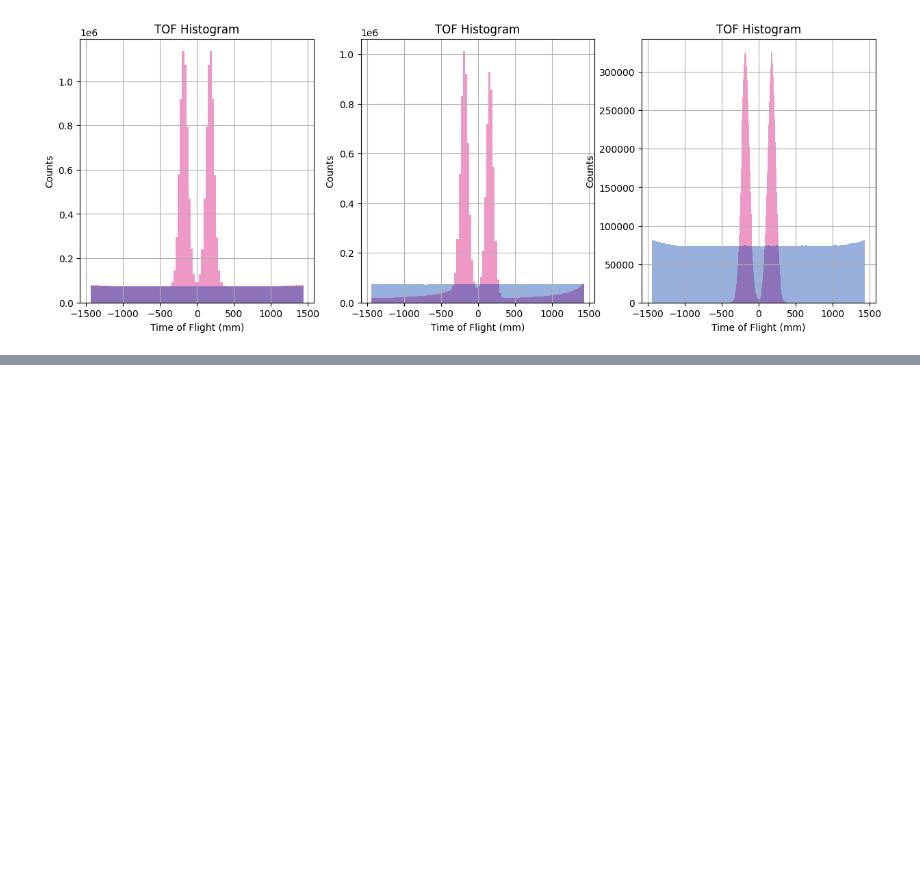
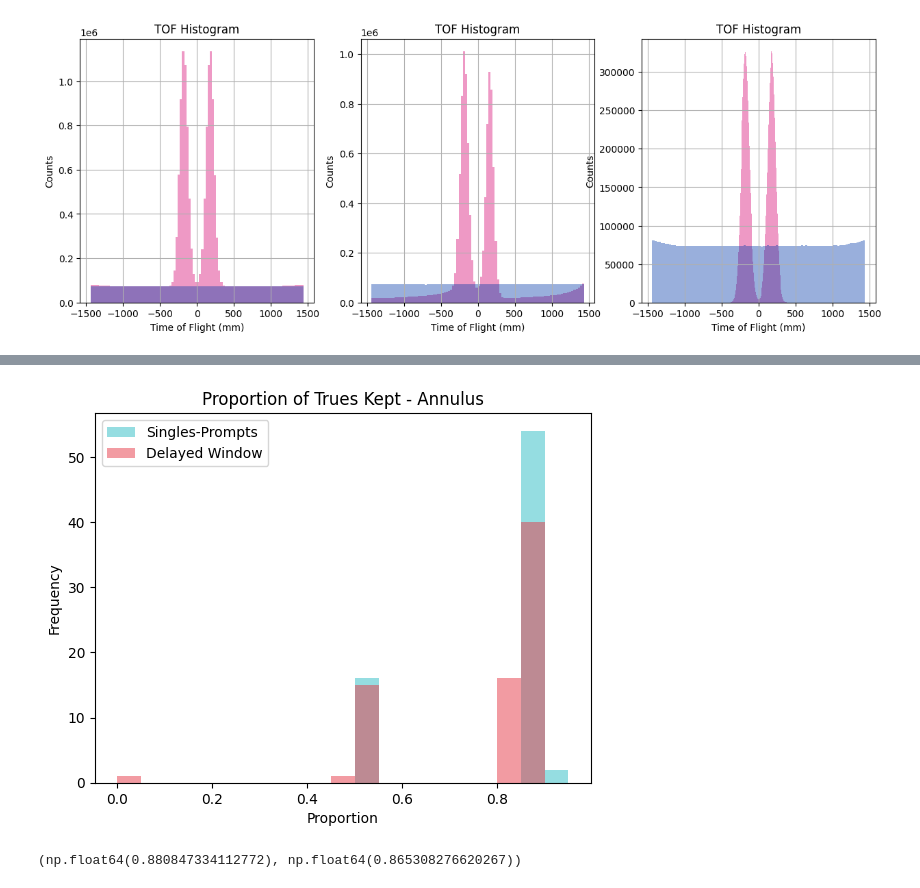
Before and after one commit to eeganr/petGATEsim, a Jupyter notebook: analysis/hist.ipynb, the cells around one changed output, grey strips where cells are left out. Cells and saved outputs as stored; diff of their text form; code cells hidden in the pictures; blank space fills up the shorter version.

```diff
--- a/analysis/hist.ipynb
+++ b/analysis/hist.ipynb
@@ -232,0 +236,4 @@ plt.show()
+# %%
+annstats = pd.read_pickle('total_stats_flange.pkl')
+# %%
+bins = np.linspace(0, 1, 20, endpoint=False)
@@ -232,0 +256,14 @@ plt.show()
+# %%
+plt.hist(annstats['trues_kept'][annstats['method'] == 'sp'], bins=bins, alpha=0.5, label='Singles-Prompts', color='#2cbcc4')
+plt.hist(annstats['trues_kept'][annstats['method'] == 'del'], bins=bins, alpha=0.5, label='Delayed Window', color='#E63946')
+plt.xlabel('Proportion')
+plt.ylabel('Frequency')
+plt.title('Proportion of Trues Kept - Annulus')
+plt.legend()
+plt.show()
+# %% [output]
+[figure, added]
+# %%
+np.mean(annstats['trues_kept'][annstats['method'] == 'sp']), np.mean(annstats['trues_kept'][annstats['method'] == 'del'])
+# %% [output]
+(np.float64(0.880847334112772), np.float64(0.865308276620267))
```
Also changed, not shown: parts of 9 cells of this notebook, 11 other files.
